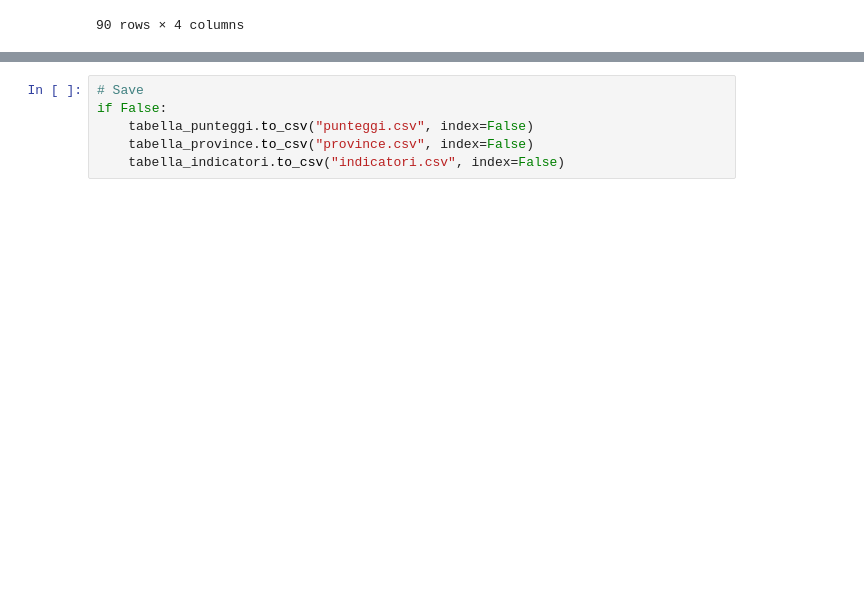
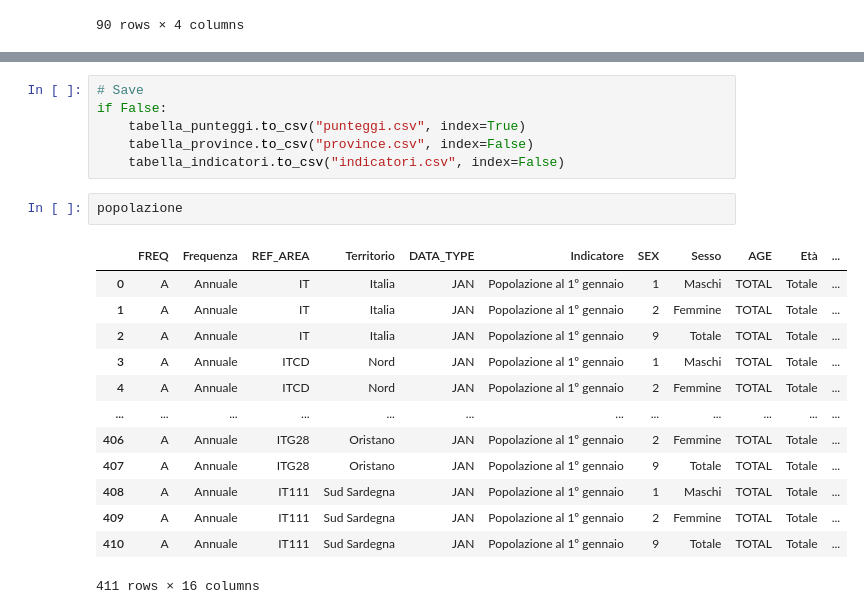
Before and after one commit to iltramont/QDV2025, a Jupyter notebook: refactor_tabelle.ipynb, the cells around one changed output, grey strips where cells are left out. Saved outputs shown, nothing was run; the diff lists cells and outputs as text; blank space fills up the shorter version.

```diff
--- a/refactor_tabelle.ipynb
+++ b/refactor_tabelle.ipynb
@@ -89,6 +89,22 @@ display(tabella_punteggi)
 # %%
 # Save
 if False:
-    tabella_punteggi.to_csv("punteggi.csv", index=False)
+    tabella_punteggi.to_csv("punteggi.csv", index=True)
     tabella_province.to_csv("province.csv", index=False)
     tabella_indicatori.to_csv("indicatori.csv", index=False)
+# %%
+popolazione
+# %% [output]
+|  | FREQ | Frequenza | REF_AREA | Territorio | DATA_TYPE | Indicatore | SEX | Sesso | AGE | Età | ... |
+| 0 | A | Annuale | IT | Italia | JAN | Popolazione al 1º gennaio | 1 | Maschi | TOTAL | Totale | ... |
+| 1 | A | Annuale | IT | Italia | JAN | Popolazione al 1º gennaio | 2 | Femmine | TOTAL | Totale | ... |
+| 2 | A | Annuale | IT | Italia | JAN | Popolazione al 1º gennaio | 9 | Totale | TOTAL | Totale | ... |
+| 3 | A | Annuale | ITCD | Nord | JAN | Popolazione al 1º gennaio | 1 | Maschi | TOTAL | Totale | ... |
+| 4 | A | Annuale | ITCD | Nord | JAN | Popolazione al 1º gennaio | 2 | Femmine | TOTAL | Totale | ... |
+| ... | ... | ... | ... | ... | ... | ... | ... | ... | ... | ... | ... |
+| 406 | A | Annuale | ITG28 | Oristano | JAN | Popolazione al 1º gennaio | 2 | Femmine | TOTAL | Totale | ... |
+| 407 | A | Annuale | ITG28 | Oristano | JAN | Popolazione al 1º gennaio | 9 | Totale | TOTAL | Totale | ... |
+| 408 | A | Annuale | IT111 | Sud Sardegna | JAN | Popolazione al 1º gennaio | 1 | Maschi | TOTAL | Totale | ... |
+| 409 | A | Annuale | IT111 | Sud Sardegna | JAN | Popolazione al 1º gennaio | 2 | Femmine | TOTAL | Totale | ... |
+| 410 | A | Annuale | IT111 | Sud Sardegna | JAN | Popolazione al 1º gennaio | 9 | Totale | TOTAL | Totale | ... |
+411 rows × 16 columns
```
Also changed, not shown: parts of 4 cells of this notebook, 4 other files.
